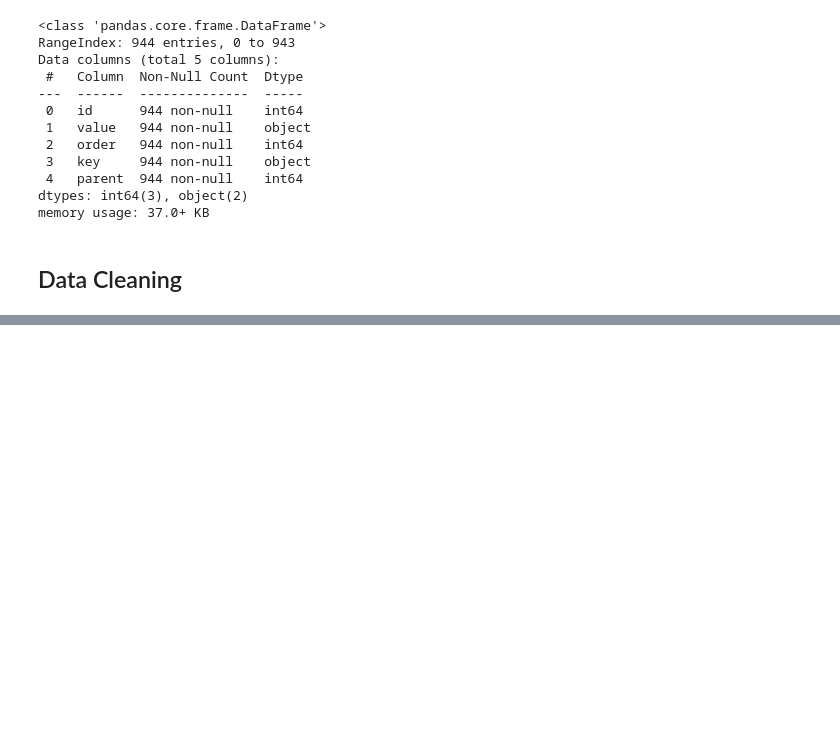
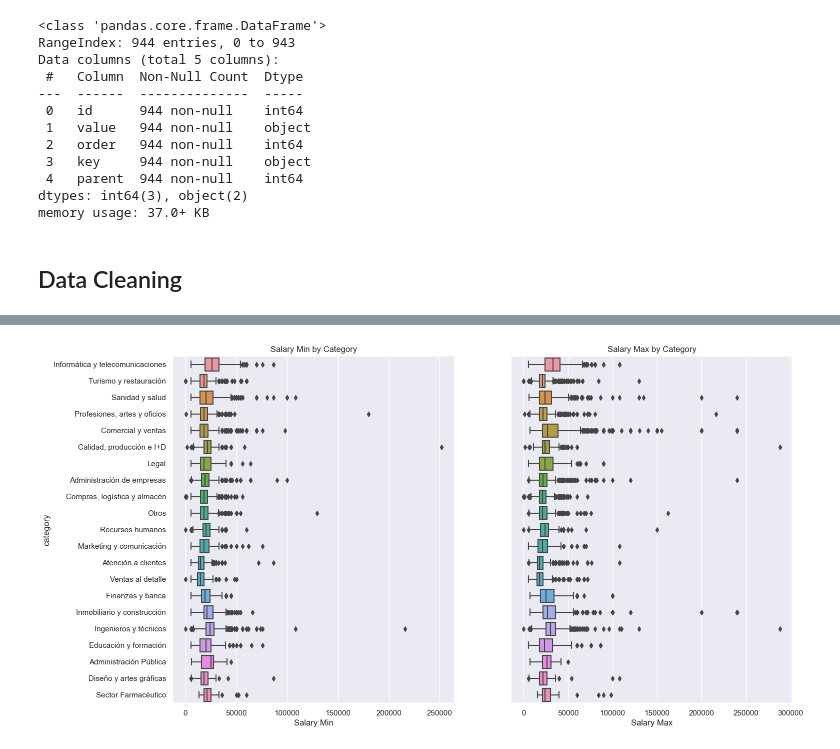
Before and after one commit to ericmg97/infojobs-analysis, a Jupyter notebook: notebooks/analyze-infojobs-offers.ipynb, the cells around one changed output, grey strips where cells are left out. Drawn from its saved outputs; the diff is of its cells as text; code cells hidden in the pictures; blank space fills up the shorter version.

```diff
--- a/notebooks/analyze-infojobs-offers.ipynb
+++ b/notebooks/analyze-infojobs-offers.ipynb
@@ -235,0 +172,4 @@ df_final = (df_clean
+# %%
+plot_salary_outliers(df_clean)
+# %% [output]
+[figure, added]
```
Also changed, not shown: parts of 27 cells of this notebook, 1 other file.
